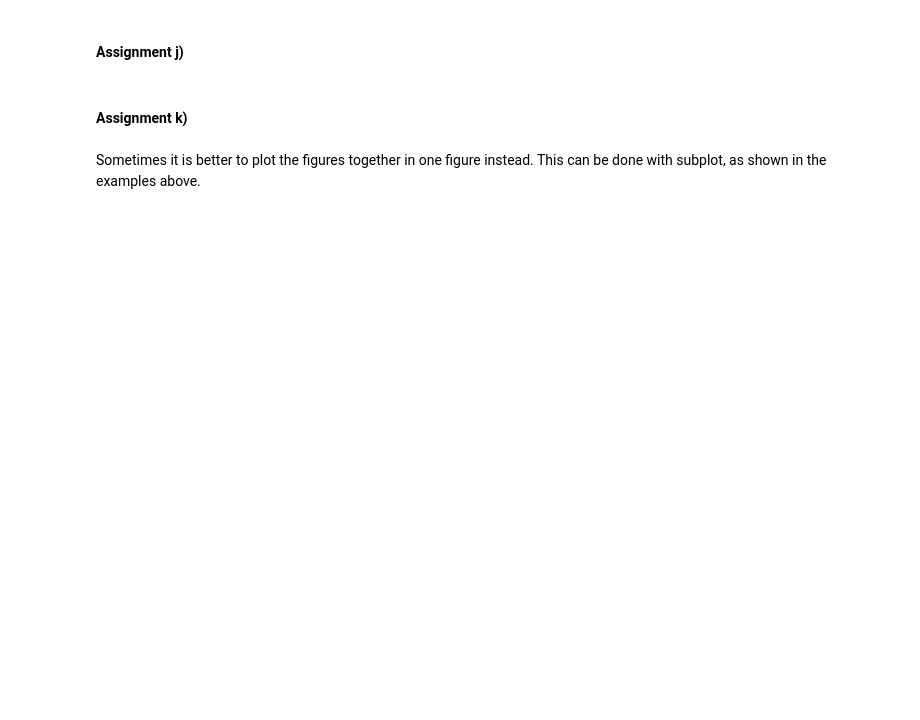
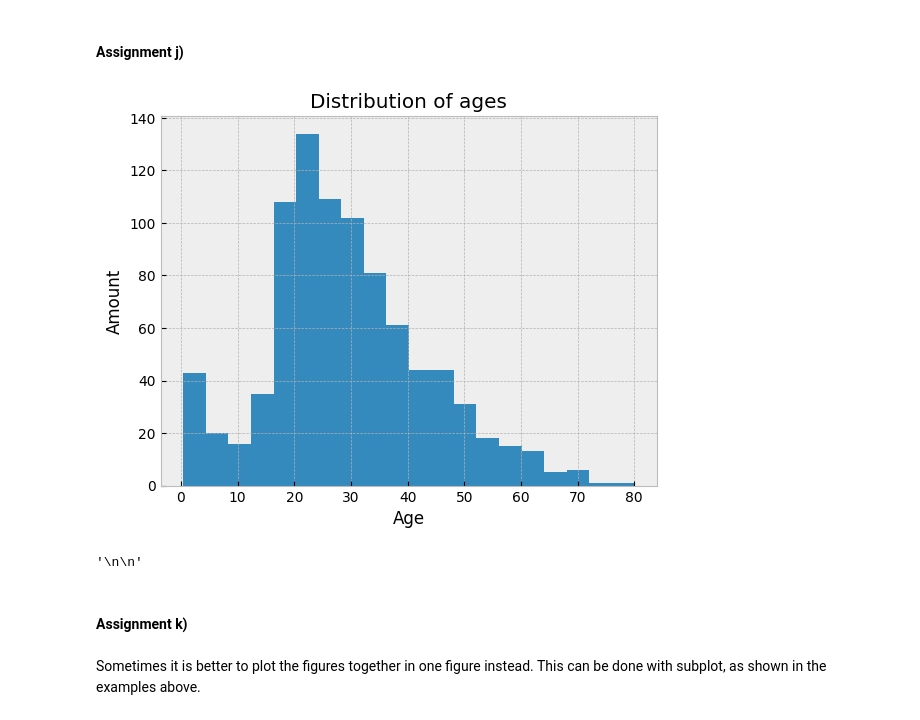
Before and after one commit to astridno/ml-1dl034-public-assignments, a Jupyter notebook: Assignments/Practical/PracticalNotebook2.ipynb, the cells around one changed output. Cells and saved outputs as stored; diff of their text form; code cells hidden in the pictures; blank space fills up the shorter version.

```diff
--- a/Assignments/Practical/PracticalNotebook2.ipynb
+++ b/Assignments/Practical/PracticalNotebook2.ipynb
@@ -475,12 +526,17 @@ As you can see, most of the people paid less than 150 for the ticket.
 # %%
 # ASSIGNMENT:
 # plot a histogram over all the ages with 20 bins. Draw a vertical line at the mean age.
 # label the plot and the axes appropriately
 
 # YOUR CODE HERE
-'''
-
-'''
+plt.hist(df['Age'], bins=20)
+plt.xlabel("Age")
+plt.ylabel("Amount")
+plt.title("Distribution of ages")
+plt.show()
+# %% [output]
+[figure, added]
+'\n\n'
 # %% [markdown]
 #### Assignment k)
 # %% [markdown]
```
Also changed, not shown: parts of 15 cells of this notebook.
